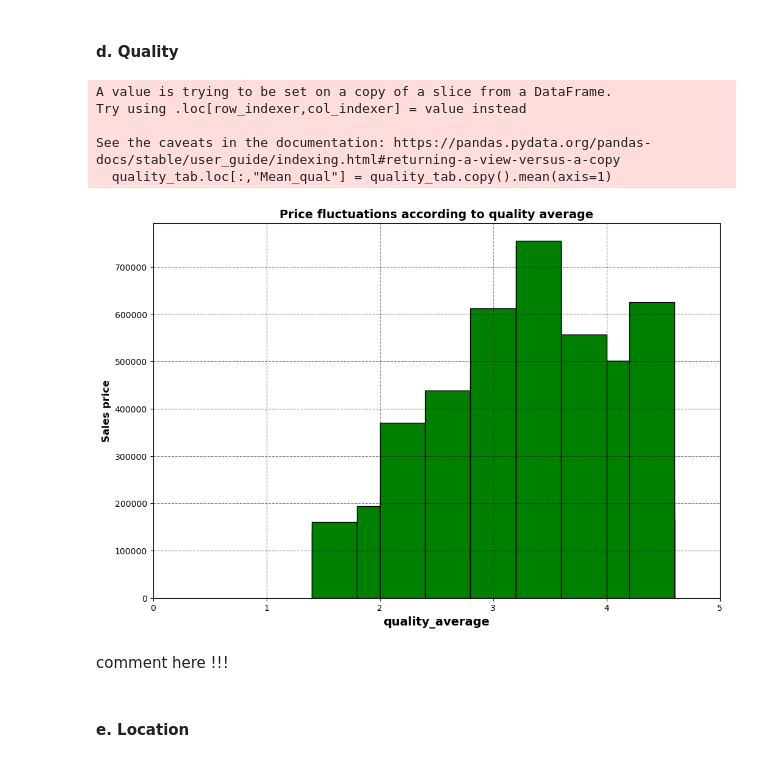
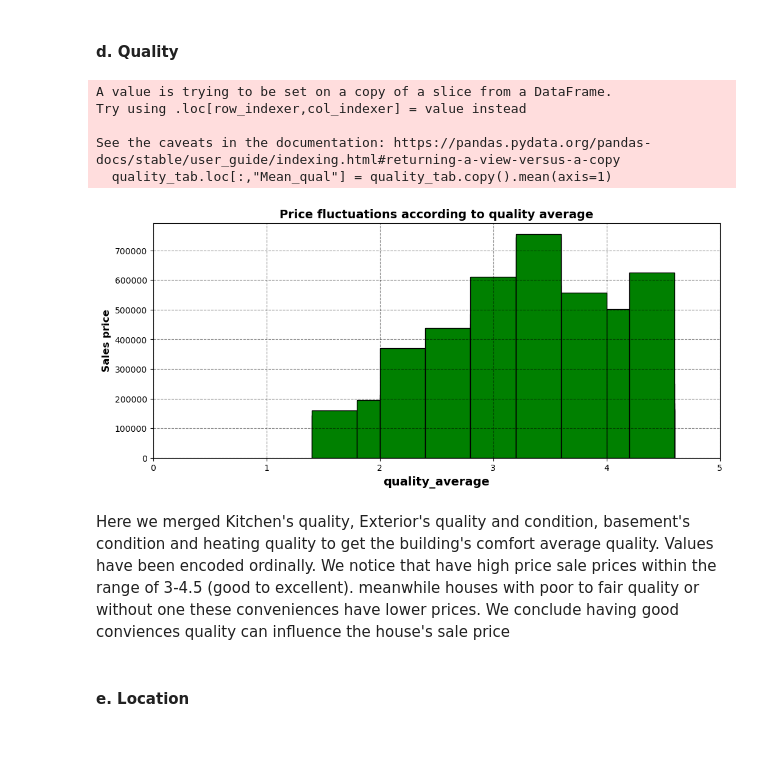
Before and after one commit to superMass14/immoSense, a Jupyter notebook: notebook/main.ipynb, the cells around one changed output. Cells and saved outputs as stored; diff of their text form; code cells hidden in the pictures.

Commit message:
change: quality section's plot commented

```diff
--- a/notebook/main.ipynb
+++ b/notebook/main.ipynb
@@ -310,36 +310,36 @@ df[["FullBath", "HalfBath", "BedroomAbvGr", "KitchenAbvGr", "SalePrice"]]
 # %%
 quality_tab = df[["KitchenQual",
   "ExterQual",
   "ExterCond",
   "BsmtCond",
   "HeatingQC"
 ]]
 quality_weigh = {'Ex': 5, 'Gd': 4, 'TA': 3, 'Fa': 2, 'Po': 1, 'Empty': 0}
 for col in quality_tab.columns:
   quality_tab.loc[:, col] = quality_tab.loc[:,col].map(quality_weigh)
 quality_tab.loc[:,"Mean_qual"] = quality_tab.copy().mean(axis=1)
-plt.figure(figsize=(12,8))
+plt.figure(figsize=(12,5))
 plt.bar(quality_tab['Mean_qual'],
         sorted(df["SalePrice"]),
         width=0.4,
         color="green",
         edgecolor="black"
         )
 plt.xlim(0, 5)
 plt.ylabel("Sales price", fontdict={"fontsize":12, "weight": "bold"} )
 plt.xlabel("quality_average", fontdict={"fontsize":14, "weight": "bold"})
 plt.title("Price fluctuations according to quality average", fontdict={"fontsize":14, "weight": "bold"})
 plt.grid(axis="both", linestyle="--", alpha=0.5, color="black")
 plt.show()
 # %% [output]
 A value is trying to be set on a copy of a slice from a DataFrame.
 Try using .loc[row_indexer,col_indexer] = value instead
 
 See the caveats in the documentation: https://pandas.pydata.org/pandas-docs/stable/user_guide/indexing.html#returning-a-view-versus-a-copy
   quality_tab.loc[:,"Mean_qual"] = quality_tab.copy().mean(axis=1)
-[figure, old version]
+[figure, new version]
 # %% [markdown]
-comment here !!!
+Here we merged Kitchen's quality, Exterior's quality and condition, basement's condition and heating quality to get the building's comfort average quality. Values have been encoded ordinally. We notice that have high price sale prices within the range of 3-4.5 (good to excellent). meanwhile houses with poor to fair quality or without one these conveniences have lower prices. We conclude having good conviences quality can influence the house's sale price
 # %% [markdown]
 #### e. Location
 # %%
```
Also changed, not shown: parts of 6 cells of this notebook.
